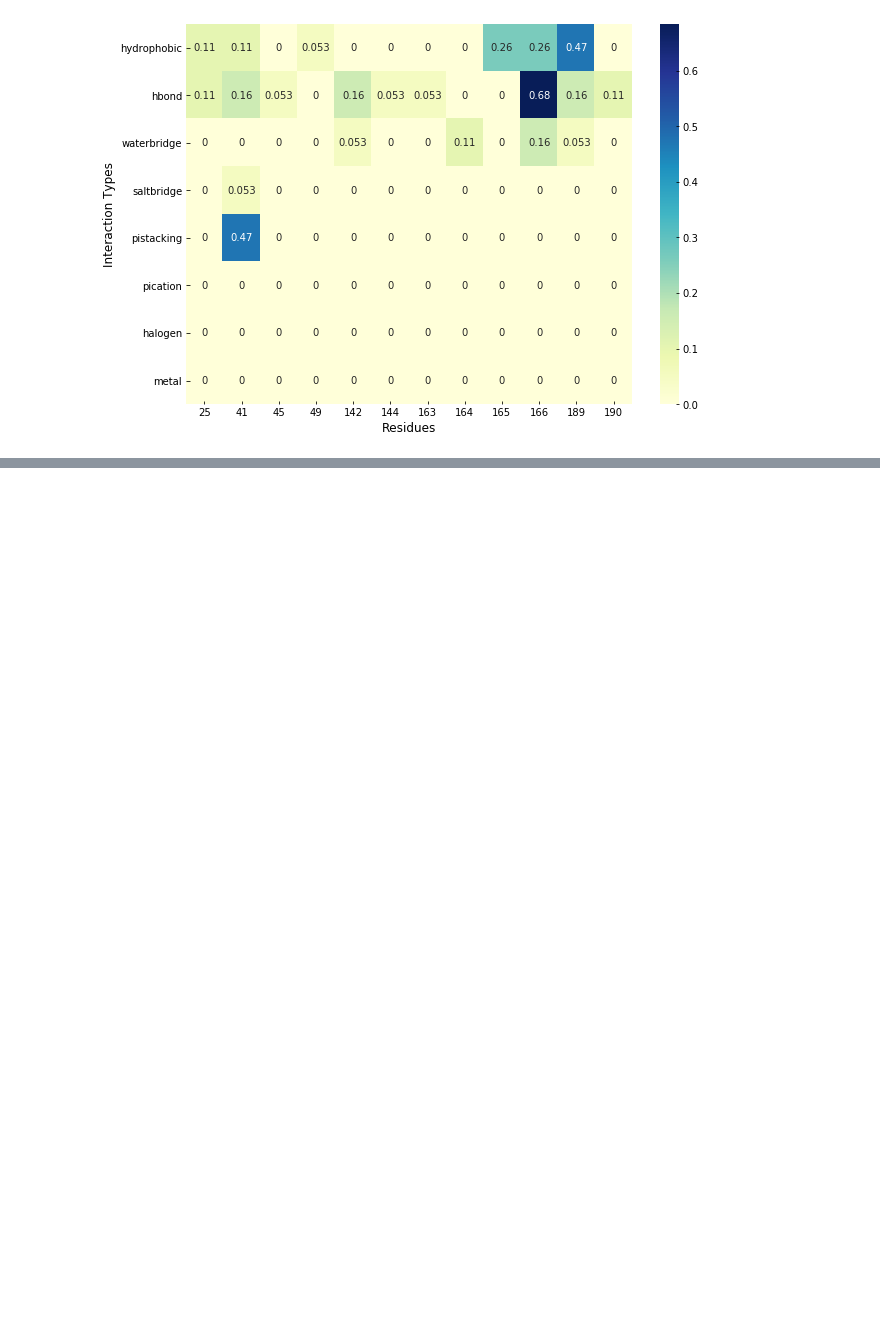
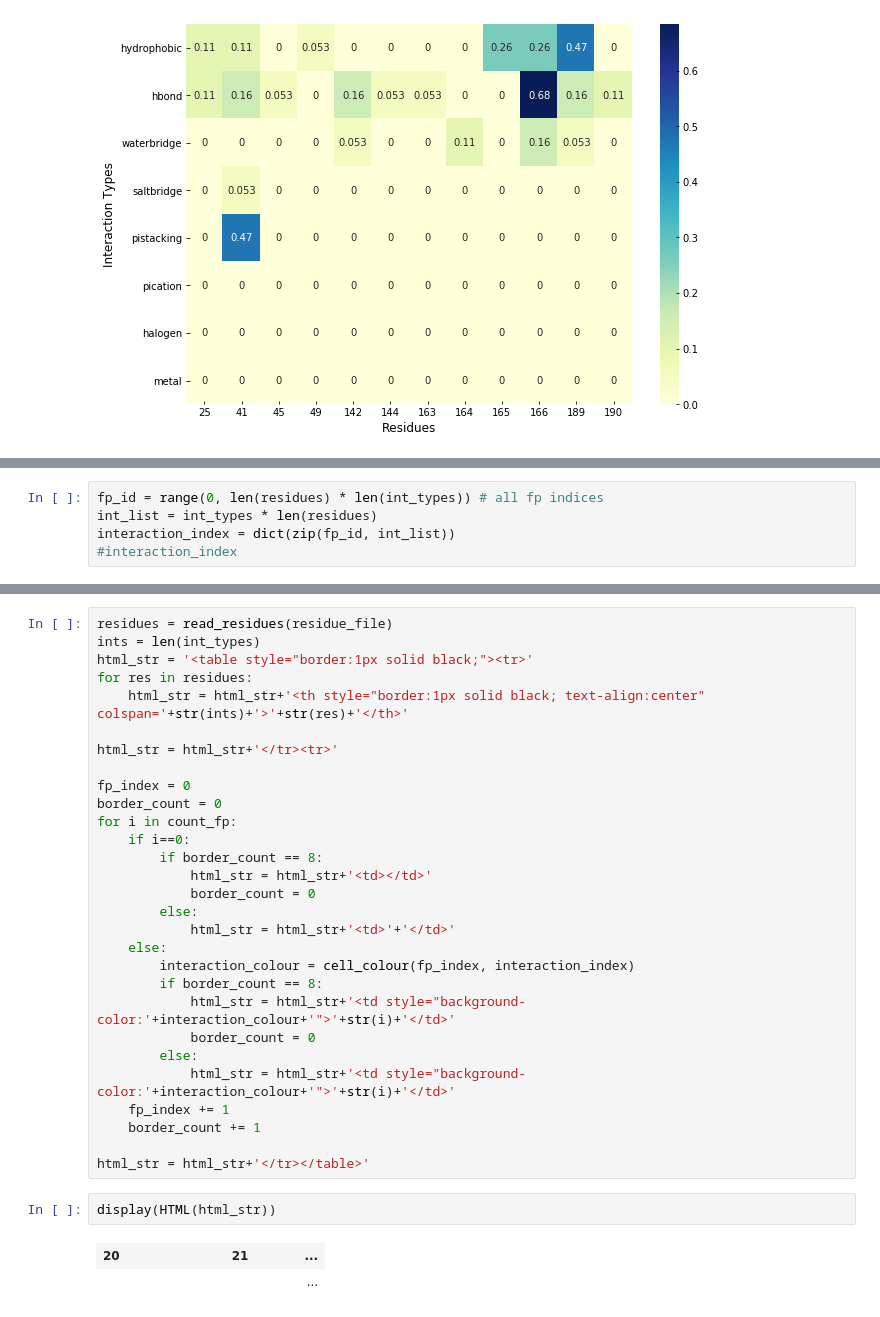
Before and after one commit to volkamerlab/plipify, a Jupyter notebook: plipify/Plipify.ipynb, the cells around one changed output, grey strips where cells are left out. Saved outputs shown, nothing was run; the diff lists cells and outputs as text; blank space fills up the shorter version.

```diff
--- a/plipify/Plipify.ipynb
+++ b/plipify/Plipify.ipynb
@@ -256,0 +296,5 @@ plotdata
+# %%
+fp_id = range(0, len(residues) * len(int_types)) # all fp indices
+int_list = int_types * len(residues)
+interaction_index = dict(zip(fp_id, int_list))
+#interaction_index
@@ -256,0 +338,34 @@ plotdata
+# %%
+residues = read_residues(residue_file)
+ints = len(int_types)
+html_str = '<table style="border:1px solid black;"><tr>'
+for res in residues:
+    html_str = html_str+'<th style="border:1px solid black; text-align:center" colspan='+str(ints)+'>'+str(res)+'</th>'
+
+html_str = html_str+'</tr><tr>'
+
+fp_index = 0
+border_count = 0
+for i in count_fp:
+    if i==0:
+        if border_count == 8:
+            html_str = html_str+'<td></td>'
+            border_count = 0
+        else:
+            html_str = html_str+'<td>'+'</td>'
+    else:
+        interaction_colour = cell_colour(fp_index, interaction_index)
+        if border_count == 8:
+            html_str = html_str+'<td style="background-color:'+interaction_colour+'">'+str(i)+'</td>'
+            border_count = 0
+        else:
+            html_str = html_str+'<td style="background-color:'+interaction_colour+'">'+str(i)+'</td>'
+    fp_index += 1
+    border_count += 1
+
+html_str = html_str+'</tr></table>'
+# %%
+display(HTML(html_str))
+# %% [output]
+| 20 |  |  |  |  |  |  |  | 21 |  |  |  | ... |
+|  |  |  |  |  |  |  |  |  |  |  |  | ... |
```
Also changed, not shown: parts of 13 cells of this notebook.
